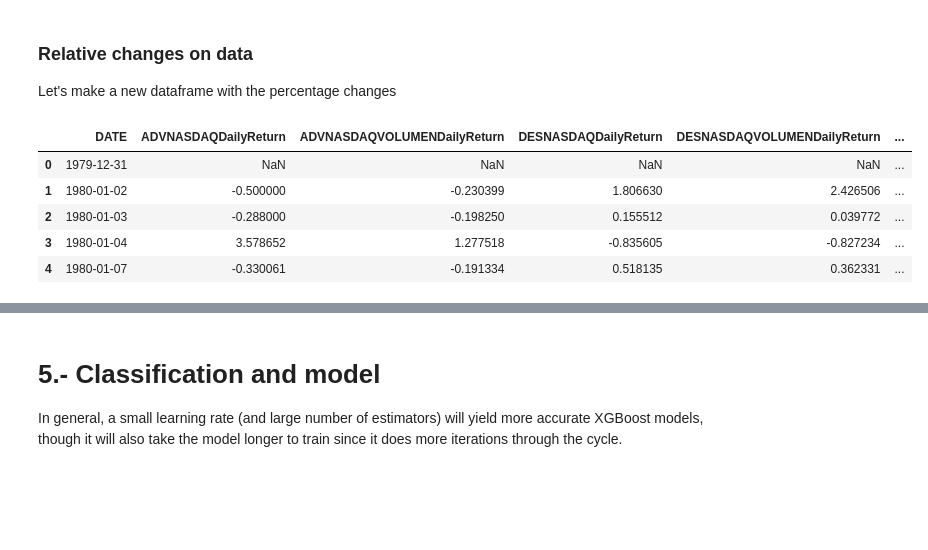
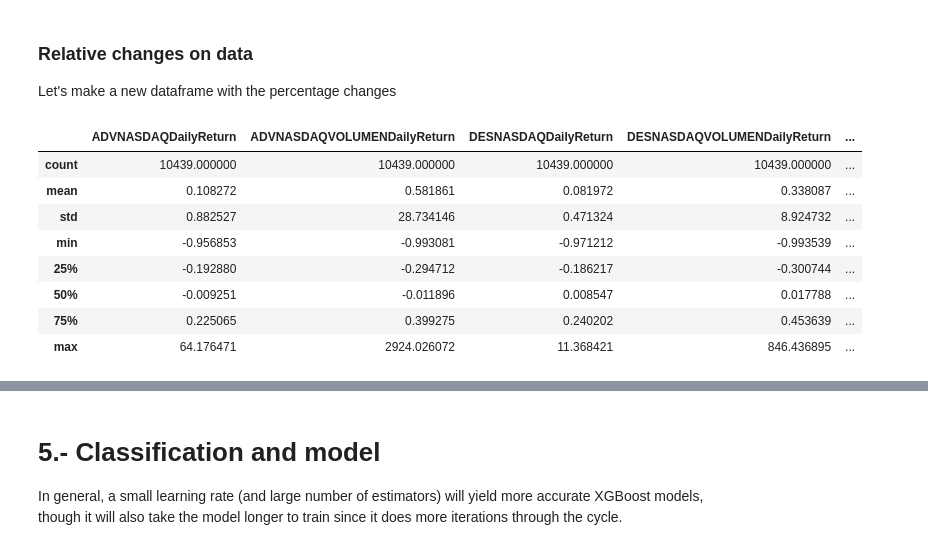
Before and after one commit to joapen/ML-Learning-bucket, a Jupyter notebook: marketbreadthdata_v2.ipynb, the cells around one changed output, grey strips where cells are left out. Drawn from its saved outputs; the diff is of its cells as text; code cells hidden in the pictures; blank space fills up the shorter version.

```diff
--- a/marketbreadthdata_v2.ipynb
+++ b/marketbreadthdata_v2.ipynb
@@ -243,18 +139,22 @@ del corr
 ### Relative changes on data
 Let's make a new dataframe with the percentage changes
 # %%
-pct_change_df = pd.DataFrame(data=train_data.DATE)
+###    mandatory   ###
+pct_change_df = pd.DataFrame(data=df.DATE)
 pct_change_df.set_index('DATE')
 
 for featureX in used_features:
-  pct_change_df[featureX + 'DailyReturn'] = train_data[featureX].pct_change()
+  pct_change_df[featureX + 'DailyReturn'] = df[featureX].pct_change()
 
 pct_change_df.dropna()
-pct_change_df.head()
+pct_change_df.describe()
 # %% [output]
-|  | DATE | ADVNASDAQDailyReturn | ADVNASDAQVOLUMENDailyReturn | DESNASDAQDailyReturn | DESNASDAQVOLUMENDailyReturn | ... |
-| 0 | 1979-12-31 | NaN | NaN | NaN | NaN | ... |
-| 1 | 1980-01-02 | -0.500000 | -0.230399 | 1.806630 | 2.426506 | ... |
-| 2 | 1980-01-03 | -0.288000 | -0.198250 | 0.155512 | 0.039772 | ... |
-| 3 | 1980-01-04 | 3.578652 | 1.277518 | -0.835605 | -0.827234 | ... |
-| 4 | 1980-01-07 | -0.330061 | -0.191334 | 0.518135 | 0.362331 | ... |
+|  | ADVNASDAQDailyReturn | ADVNASDAQVOLUMENDailyReturn | DESNASDAQDailyReturn | DESNASDAQVOLUMENDailyReturn | ... |
+| count | 10439.000000 | 10439.000000 | 10439.000000 | 10439.000000 | ... |
+| mean | 0.108272 | 0.581861 | 0.081972 | 0.338087 | ... |
+| std | 0.882527 | 28.734146 | 0.471324 | 8.924732 | ... |
+| min | -0.956853 | -0.993081 | -0.971212 | -0.993539 | ... |
+| 25% | -0.192880 | -0.294712 | -0.186217 | -0.300744 | ... |
+| 50% | -0.009251 | -0.011896 | 0.008547 | 0.017788 | ... |
+| 75% | 0.225065 | 0.399275 | 0.240202 | 0.453639 | ... |
+| max | 64.176471 | 2924.026072 | 11.368421 | 846.436895 | ... |
```
Also changed, not shown: parts of 27 cells of this notebook.
